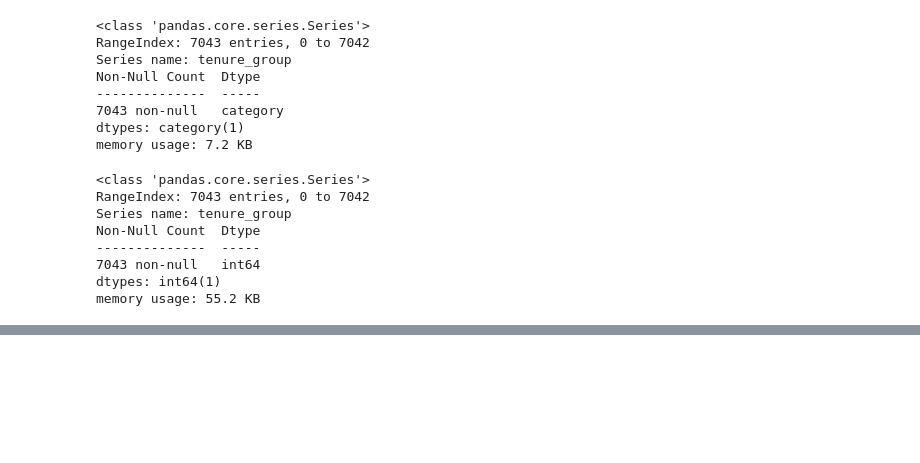
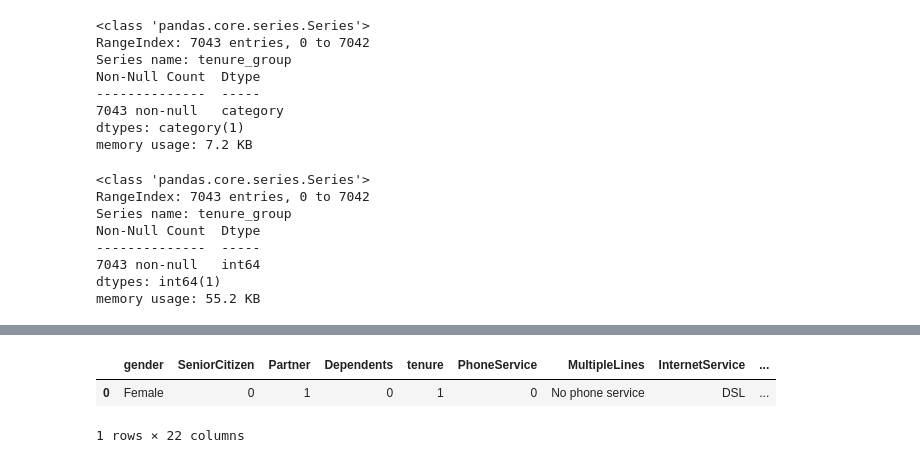
Before and after one commit to jeetendrasuthar25/customer-churn-prediction, a Jupyter notebook: notebooks/02_data_preprocessing.ipynb, the cells around one changed output, grey strips where cells are left out. Saved outputs shown, nothing was run; the diff lists cells and outputs as text; code cells hidden in the pictures; blank space fills up the shorter version.

```diff
--- a/notebooks/02_data_preprocessing.ipynb
+++ b/notebooks/02_data_preprocessing.ipynb
@@ -143,0 +165,10 @@ df['avg_monthly_per_tenure'] = df['TotalCharges']/ (df['tenure'] + 1)
+# %%
+binary_cols = ['Partner', 'Dependents', 'PhoneService', 'PaperlessBilling']
+for col in binary_cols:
+    df[col] = df[col].map({'Yes':1, 'No':0})
+
+df.head(1)
+# %% [output]
+|  | gender | SeniorCitizen | Partner | Dependents | tenure | PhoneService | MultipleLines | InternetService | ... |
+| 0 | Female | 0 | 1 | 0 | 1 | 0 | No phone service | DSL | ... |
+1 rows × 22 columns
```
Also changed, not shown: parts of 11 cells of this notebook, 10 other files.
